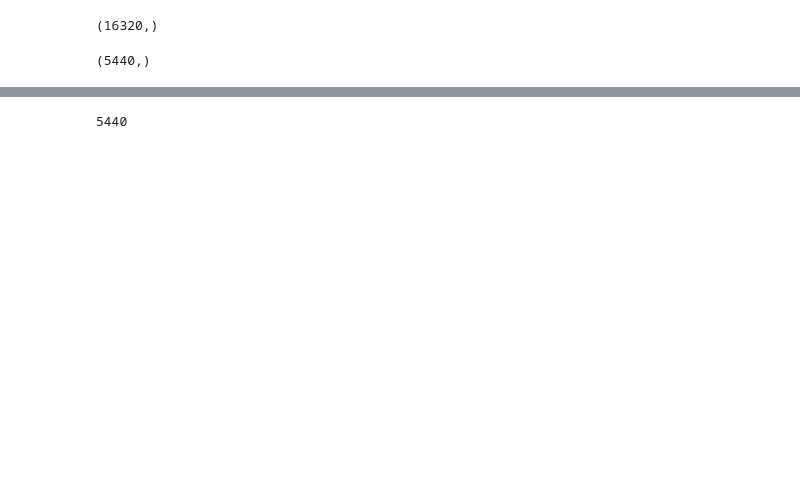
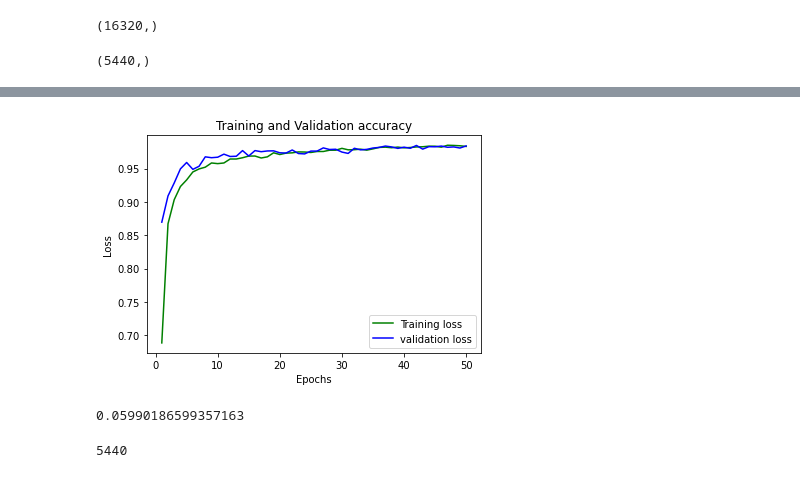
Before and after one commit to jooabbas99/ECG-DeepLearning, a Jupyter notebook: LSTM.ipynb, the cells around one changed output, grey strips where cells are left out. Drawn from its saved outputs; the diff is of its cells as text; code cells hidden in the pictures; blank space fills up the shorter version.

```diff
--- a/LSTM.ipynb
+++ b/LSTM.ipynb
@@ -298 +329,18 @@ zsh:1: command not found: Rename-Item
+# %%
+loss_train = history.history['acc']
+loss_val = history.history['val_acc']
+epochs = range(1,51)
+plt.plot(epochs, loss_train, 'g', label='Training loss')
+plt.plot(epochs, loss_val, 'b', label='validation loss')
+plt.title('Training and Validation accuracy')
+plt.xlabel('Epochs')
+plt.ylabel('Loss')
+plt.legend()
+plt.show()
+# %% [output]
+[figure, added]
+# %%
+min(history.history['val_loss'])
+# %% [output]
+0.05990186599357163
 # %%
```
Also changed, not shown: parts of 22 cells of this notebook, 4 other files.
